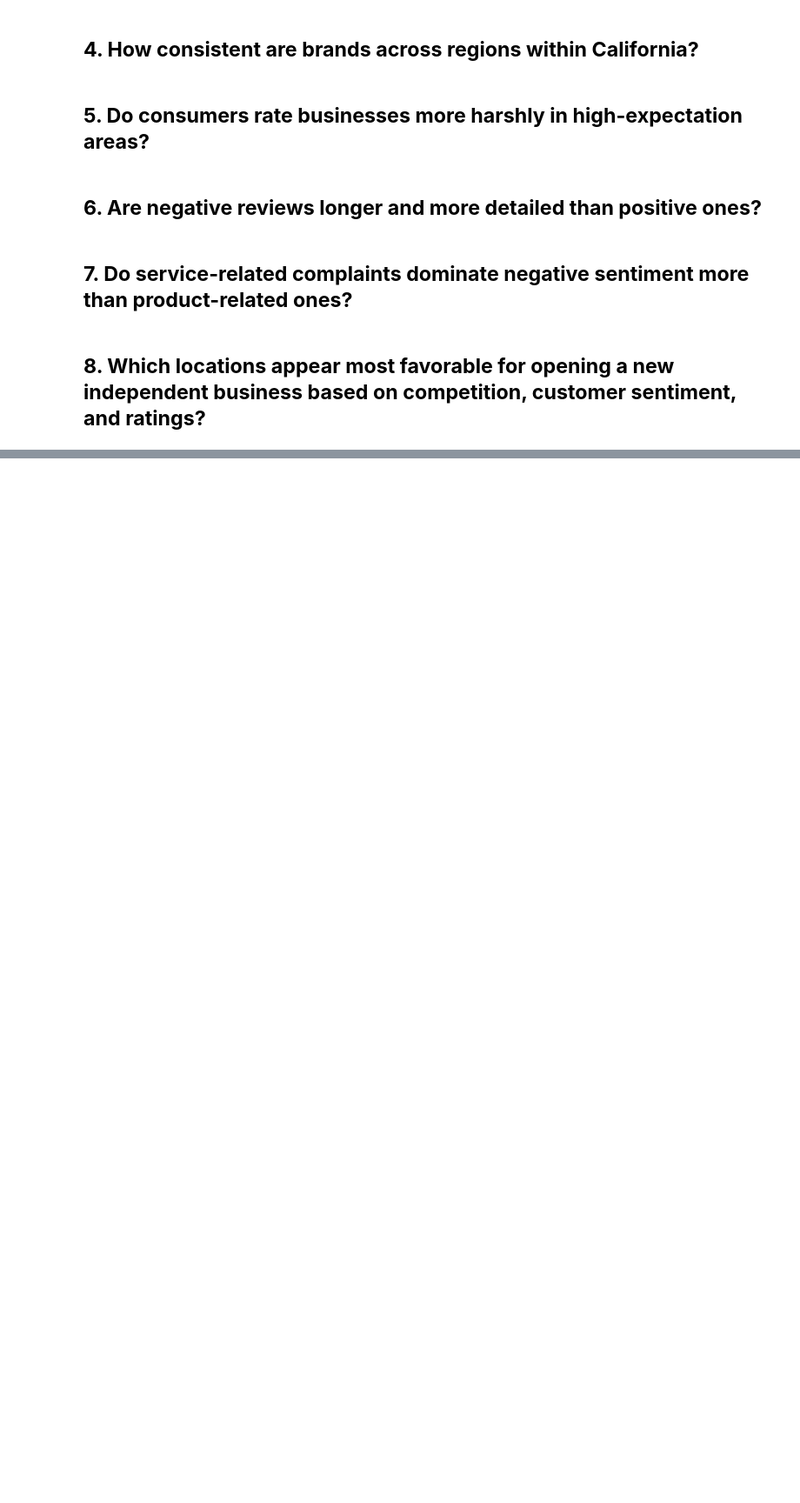
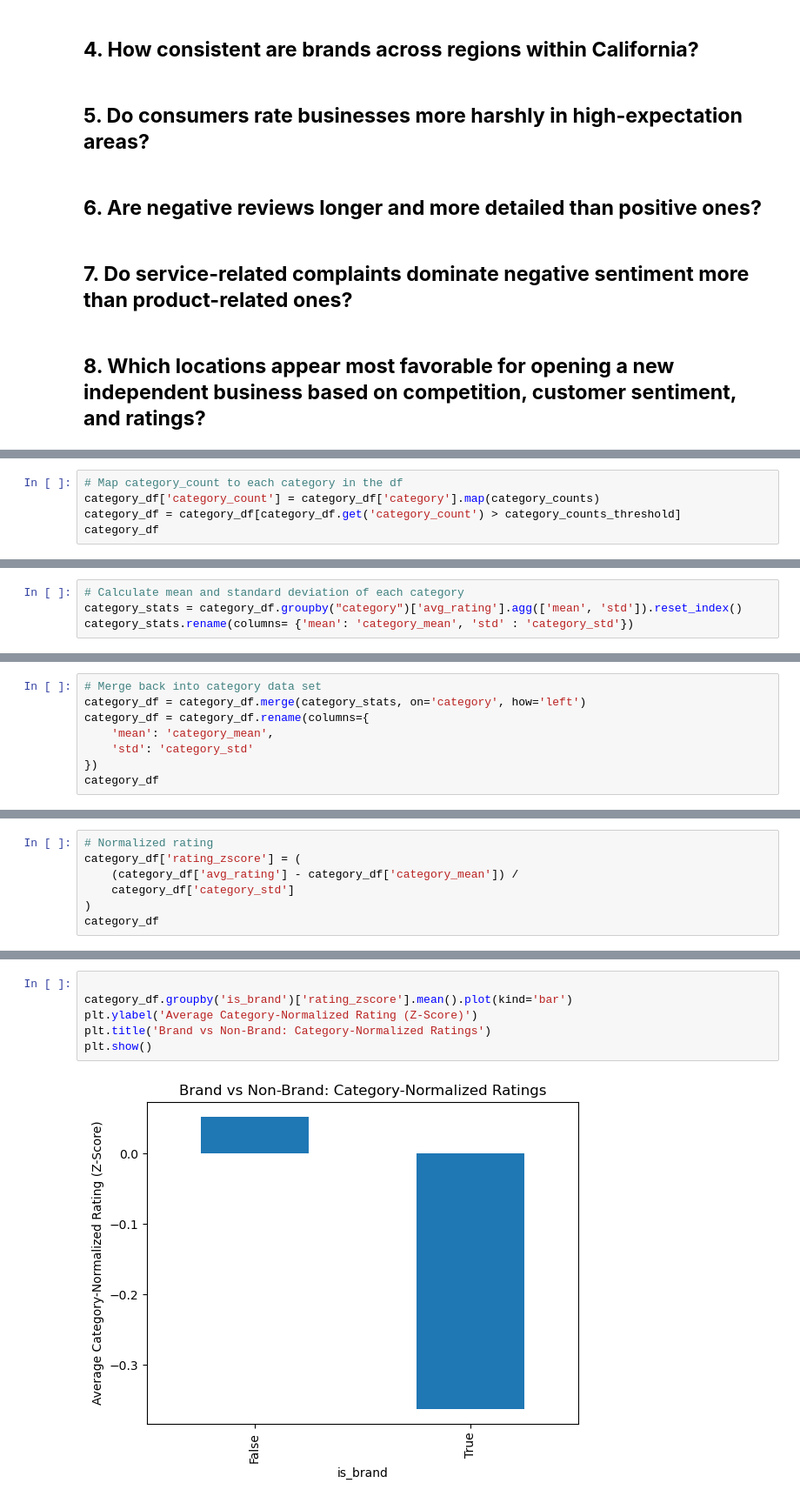
Before and after one commit to Dhrutube/DS3-LocalLens, a Jupyter notebook: data.ipynb, the cells around one changed output, grey strips where cells are left out. Shown at 87% size. Cells and saved outputs as stored; diff of their text form; blank space fills up the shorter version.

Commit message:
Normalized rating

```diff
--- a/data.ipynb
+++ b/data.ipynb
@@ -337,0 +369,5 @@ opportunity_market.groupby('category_main').count().head(20)
+# %%
+# Map category_count to each category in the df
+category_df['category_count'] = category_df['category'].map(category_counts)
+category_df = category_df[category_df.get('category_count') > category_counts_threshold]
+category_df
@@ -337,0 +388,4 @@ opportunity_market.groupby('category_main').count().head(20)
+# %%
+# Calculate mean and standard deviation of each category
+category_stats = category_df.groupby("category")['avg_rating'].agg(['mean', 'std']).reset_index()
+category_stats.rename(columns= {'mean': 'category_mean', 'std' : 'category_std'})
@@ -337,0 +406,8 @@ opportunity_market.groupby('category_main').count().head(20)
+# %%
+# Merge back into category data set
+category_df = category_df.merge(category_stats, on='category', how='left')
+category_df = category_df.rename(columns={
+    'mean': 'category_mean',
+    'std': 'category_std'
+})
+category_df
@@ -337,0 +428,7 @@ opportunity_market.groupby('category_main').count().head(20)
+# %%
+# Normalized rating
+category_df['rating_zscore'] = (
+    (category_df['avg_rating'] - category_df['category_mean']) /
+    category_df['category_std']
+)
+category_df
@@ -337,0 +458,8 @@ opportunity_market.groupby('category_main').count().head(20)
+# %%
+
+category_df.groupby('is_brand')['rating_zscore'].mean().plot(kind='bar')
+plt.ylabel('Average Category-Normalized Rating (Z-Score)')
+plt.title('Brand vs Non-Brand: Category-Normalized Ratings')
+plt.show()
+# %% [output]
+[figure, added]
```
Also changed, not shown: parts of 20 cells of this notebook.
